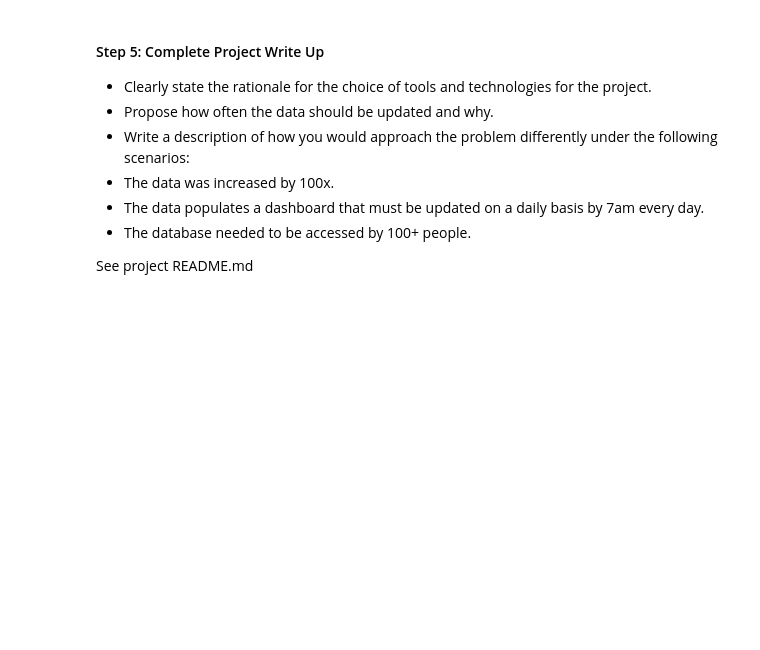
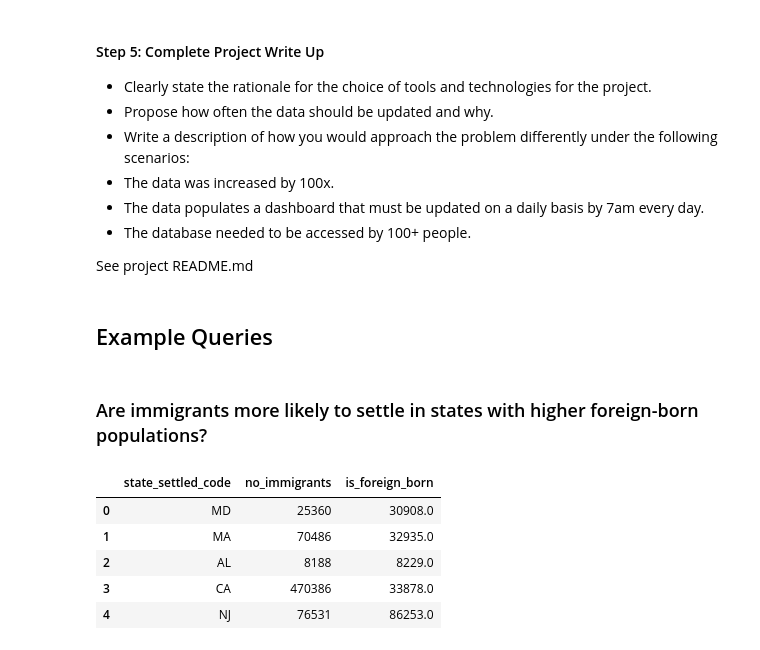
Before and after one commit to isaak-coursework/udacity-data-engineering, a Jupyter notebook: p6-capstone/Capstone Project Template.ipynb, the cells around one changed output. Saved outputs shown, nothing was run; the diff lists cells and outputs as text; code cells hidden in the pictures; blank space fills up the shorter version.

Commit message:
Add example queries

```diff
--- a/p6-capstone/Capstone Project Template.ipynb
+++ b/p6-capstone/Capstone Project Template.ipynb
@@ -303,3 +303,5 @@ See project README.md
 
 
 See project README.md
+# %% [markdown]
+## Example Queries
@@ -305,0 +312,21 @@ See project README.md
+# %% [markdown]
+### Are immigrants more likely to settle in states with higher foreign-born populations?
+# %%
+df = pd.read_sql("""
+    SELECT
+        immi.state_settled_code,
+        immi.no_immigrants,
+        demo.is_foreign_born
+    FROM immigrants_by_state_settled immi
+    INNER JOIN demographics demo
+        ON immi.state_settled_code = demo.state_code
+""", db_engine)
+
+df.head()
+# %% [output]
+|  | state_settled_code | no_immigrants | is_foreign_born |
+| 0 | MD | 25360 | 30908.0 |
+| 1 | MA | 70486 | 32935.0 |
+| 2 | AL | 8188 | 8229.0 |
+| 3 | CA | 470386 | 33878.0 |
+| 4 | NJ | 76531 | 86253.0 |
```
Also changed, not shown: parts of 7 cells of this notebook.
